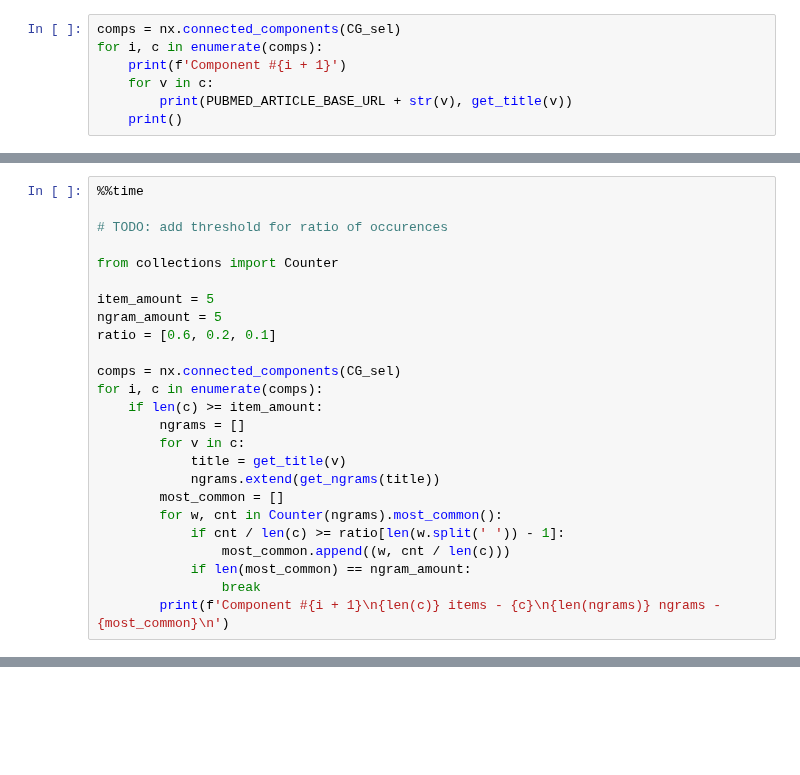
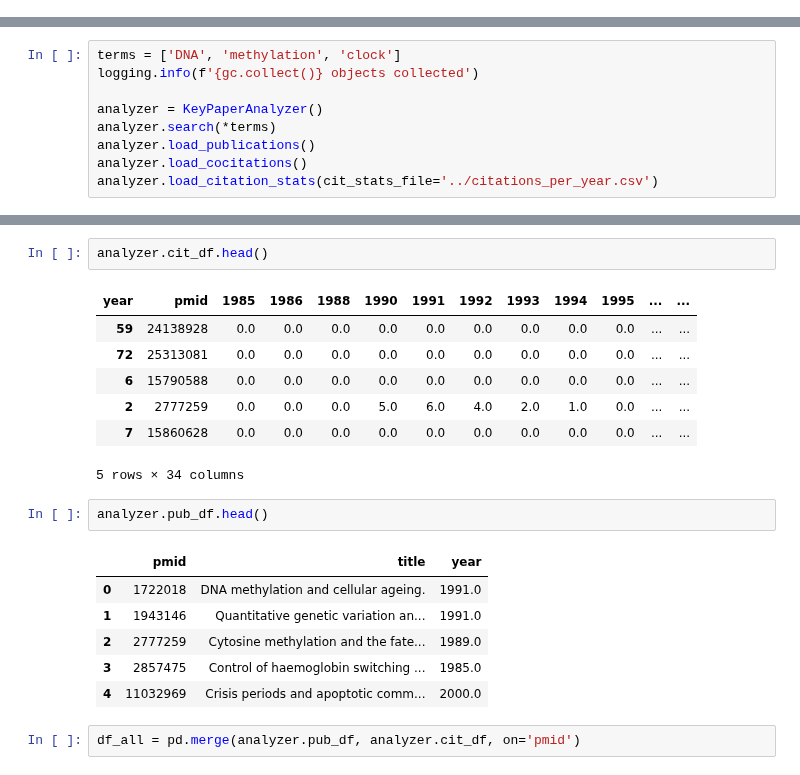
Before and after one commit to JetBrains-Research/pubtrends, a Jupyter notebook: models/key_papers.ipynb, the cells around one changed output, grey strips where cells are left out. Saved outputs shown, nothing was run; the diff lists cells and outputs as text; blank space fills up the shorter version.

```diff
--- a/models/key_papers.ipynb
+++ b/models/key_papers.ipynb
@@ -360,7 +0,0 @@ def get_title(pmid):
-# %%
-comps = nx.connected_components(CG_sel)
-for i, c in enumerate(comps):
-    print(f'Component #{i + 1}')
-    for v in c:
-        print(PUBMED_ARTICLE_BASE_URL + str(v), get_title(v))
-    print()
@@ -407,25 +0,0 @@ def get_ngrams(string):
-# %%
-%%time
-
-# TODO: add threshold for ratio of occurences
-
-from collections import Counter
-
-item_amount = 5
-ngram_amount = 5
-ratio = [0.6, 0.2, 0.1]
-
-comps = nx.connected_components(CG_sel)
-for i, c in enumerate(comps):
-    if len(c) >= item_amount:
-        ngrams = []
-        for v in c:
-            title = get_title(v)
-            ngrams.extend(get_ngrams(title))
-        most_common = []
-        for w, cnt in Counter(ngrams).most_common():
-            if cnt / len(c) >= ratio[len(w.split(' ')) - 1]:
-                most_common.append((w, cnt / len(c)))
-            if len(most_common) == ngram_amount:
-                break
-        print(f'Component #{i + 1}\n{len(c)} items - {c}\n{len(ngrams)} ngrams - {most_common}\n')
@@ -441,0 +279,9 @@ Wall time: 43.6 s
+# %%
+terms = ['DNA', 'methylation', 'clock']
+logging.info(f'{gc.collect()} objects collected')
+
+analyzer = KeyPaperAnalyzer()
+analyzer.search(*terms)
+analyzer.load_publications()
+analyzer.load_cocitations()
+analyzer.load_citation_stats(cit_stats_file='../citations_per_year.csv')
@@ -441,0 +297,21 @@ Wall time: 43.6 s
+# %%
+analyzer.cit_df.head()
+# %% [output]
+| year | pmid | 1985 | 1986 | 1988 | 1990 | 1991 | 1992 | 1993 | 1994 | 1995 | ... | ... |
+| 59 | 24138928 | 0.0 | 0.0 | 0.0 | 0.0 | 0.0 | 0.0 | 0.0 | 0.0 | 0.0 | ... | ... |
+| 72 | 25313081 | 0.0 | 0.0 | 0.0 | 0.0 | 0.0 | 0.0 | 0.0 | 0.0 | 0.0 | ... | ... |
+| 6 | 15790588 | 0.0 | 0.0 | 0.0 | 0.0 | 0.0 | 0.0 | 0.0 | 0.0 | 0.0 | ... | ... |
+| 2 | 2777259 | 0.0 | 0.0 | 0.0 | 5.0 | 6.0 | 4.0 | 2.0 | 1.0 | 0.0 | ... | ... |
+| 7 | 15860628 | 0.0 | 0.0 | 0.0 | 0.0 | 0.0 | 0.0 | 0.0 | 0.0 | 0.0 | ... | ... |
+5 rows × 34 columns
+# %%
+analyzer.pub_df.head()
+# %% [output]
+|  | pmid | title | year |
+| 0 | 1722018 | DNA methylation and cellular ageing. | 1991.0 |
+| 1 | 1943146 | Quantitative genetic variation an... | 1991.0 |
+| 2 | 2777259 | Cytosine methylation and the fate... | 1989.0 |
+| 3 | 2857475 | Control of haemoglobin switching ... | 1985.0 |
+| 4 | 11032969 | Crisis periods and apoptotic comm... | 2000.0 |
+# %%
+df_all = pd.merge(analyzer.pub_df, analyzer.cit_df, on='pmid')
```
Also changed, not shown: parts of 74 cells of this notebook, 3 other files.
